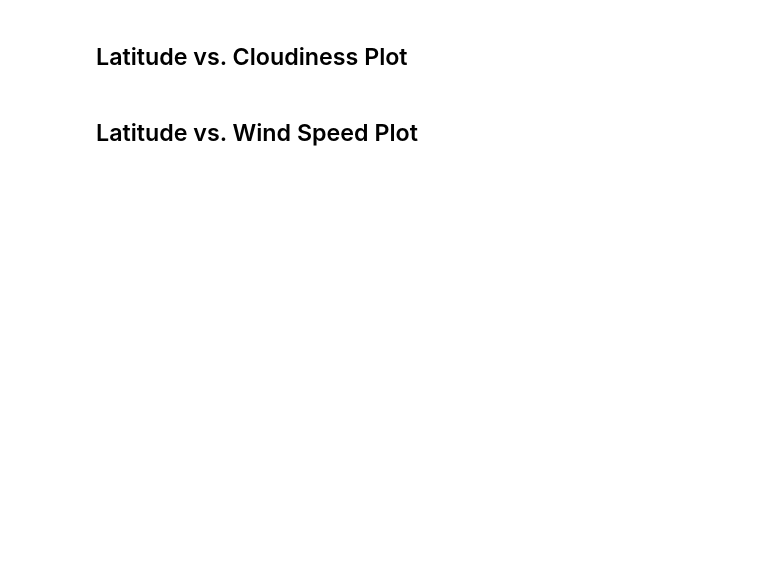
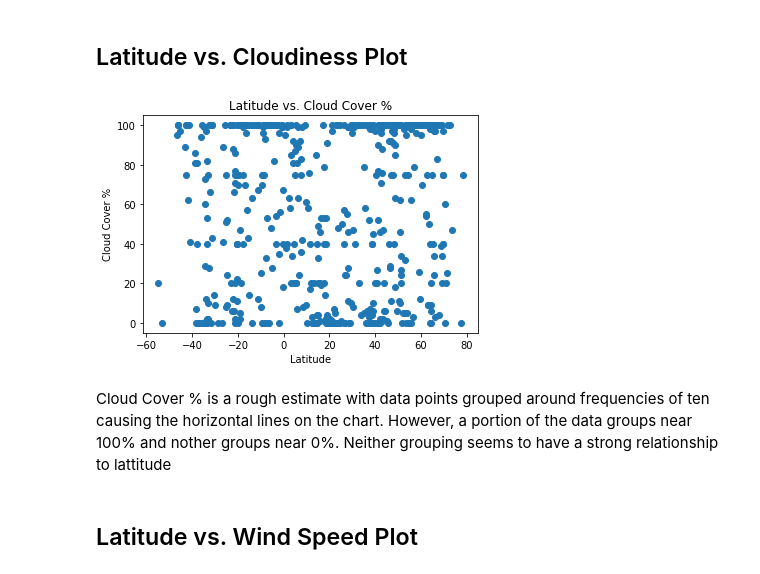
Before and after one commit to PatMartin7/python-api-challenge, a Jupyter notebook: WeatherPy.ipynb, the cells around one changed output. Cells and saved outputs as stored; diff of their text form; code cells hidden in the pictures; blank space fills up the shorter version.

```diff
--- a/WeatherPy.ipynb
+++ b/WeatherPy.ipynb
@@ -99,4 +143,18 @@ Skip this step if there are no cities that have humidity > 100%.
 # %% [markdown]
 ## Latitude vs. Cloudiness Plot
+# %%
+plt.scatter(weather['lat'], weather['%_cloud_cover'])
+
+plt.title("Latitude vs. Cloud Cover %")
+plt.xlabel("Latitude")
+plt.ylabel("Cloud Cover %")
+
+plt.savefig("all_lat_v_cloud.png")
+
+plt.show()
+# %% [output]
+[figure, added]
+# %% [markdown]
+Cloud Cover % is a rough estimate with data points grouped around frequencies of ten causing the horizontal lines on the chart. However, a portion of the data groups near 100% and nother groups near 0%. Neither grouping seems to have a strong relationship to lattitude
 # %% [markdown]
 ## Latitude vs. Wind Speed Plot
```
Also changed, not shown: parts of 31 cells of this notebook.
